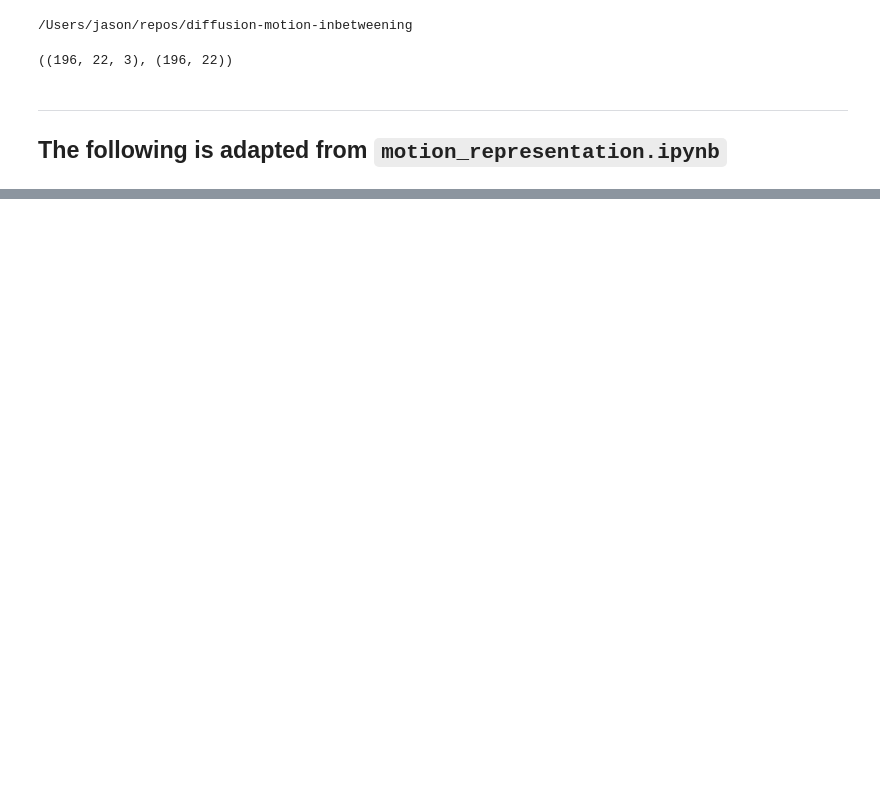
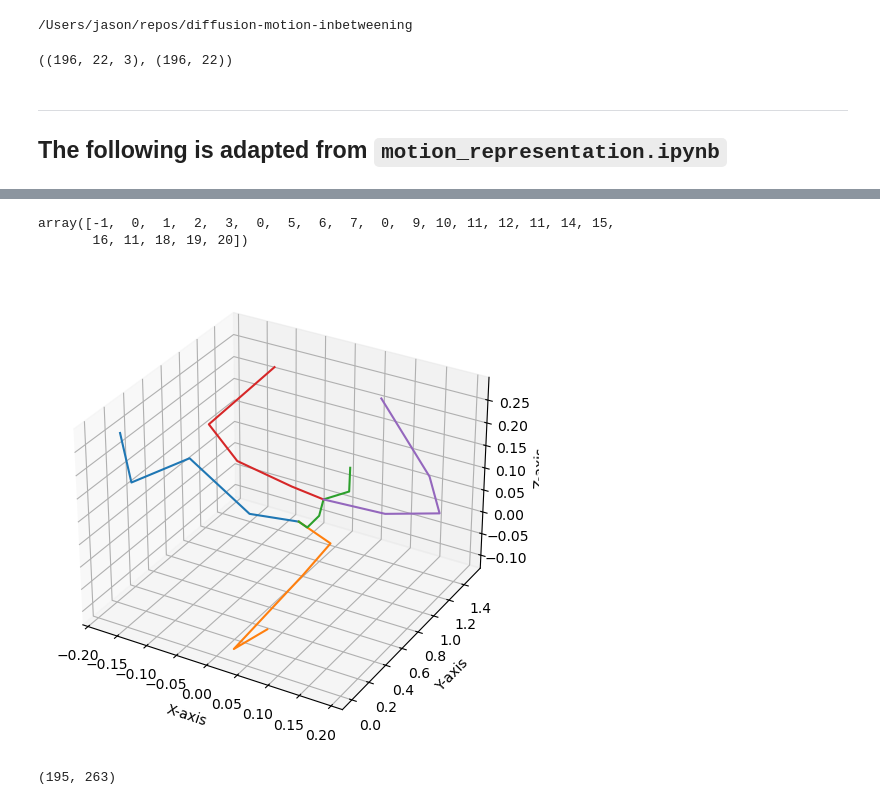
Before and after one commit to JasonNero/diffusion-motion-inbetweening, a Jupyter notebook: notebooks/bvh2joints.ipynb, the cells around one changed output, grey strips where cells are left out. Drawn from its saved outputs; the diff is of its cells as text; code cells hidden in the pictures; blank space fills up the shorter version.

Commit message:
finish bvh2joints notebook

```diff
--- a/notebooks/bvh2joints.ipynb
+++ b/notebooks/bvh2joints.ipynb
@@ -284,0 +299,19 @@ def get_abs_data_from_bvh(filepath: Path):
+# %%
+# filepath = Path("save/results/condmdi_random_frames/condsamples000750000__benchmark_clip_T=30_CI=0_CRG=0_KGP=1.0_seed10/sample00_rep00_ik.bvh")
+filepath = Path("sample/dummy.bvh")
+bvh_anim : Animation = BVH.load(filepath)
+# %%
+bvh_anim.parents
+# %% [output]
+array([-1,  0,  1,  2,  3,  0,  5,  6,  7,  0,  9, 10, 11, 12, 11, 14, 15,
+       16, 11, 18, 19, 20])
+# %%
+# from humanml/utils/paramUtil.py
+t2m_kinematic_chain = [[0, 2, 5, 8, 11], [0, 1, 4, 7, 10], [0, 3, 6, 9, 12, 15], [9, 14, 17, 19, 21], [9, 13, 16, 18, 20]]
+
+# from joints2bvh_condmdi.py
+re_order     = [0, 1, 4, 7, 10, 2, 5, 8, 11, 3, 6, 9, 12, 15, 13, 16, 18, 20, 14, 17, 19, 21]
+re_order_inv = [0, 1, 5, 9, 2, 6, 10, 3, 7, 11, 4, 8, 12, 14, 18, 13, 15, 19, 16, 20, 17, 21]
+# %%
+pos = Animation.positions_global(bvh_anim)[:, re_order_inv]
+# pos = bvh_anim.positions[:, re_order_inv]
@@ -284,0 +320,18 @@ def get_abs_data_from_bvh(filepath: Path):
+# %%
+fig = plt.figure(figsize=(8, 6))
+ax = fig.add_subplot(111, projection='3d')
+ax.set_xlabel('X-axis')
+ax.set_ylabel('Y-axis')
+ax.set_zlabel('Z-axis')
+
+frame = 0
+for chain in t2m_kinematic_chain:
+    ax.plot3D(
+        pos[frame, chain, 0],
+        pos[frame, chain, 1],
+        pos[frame, chain, 2],
+    )
+
+plt.show()
+# %% [output]
+[figure, added]
@@ -284,0 +353,5 @@ def get_abs_data_from_bvh(filepath: Path):
+# %%
+abs_data_bvh = get_abs_data_from_bvh(filepath)
+abs_data_bvh.shape
+# %% [output]
+(195, 263)
```
Also changed, not shown: parts of 10 cells of this notebook, 7 other files.
